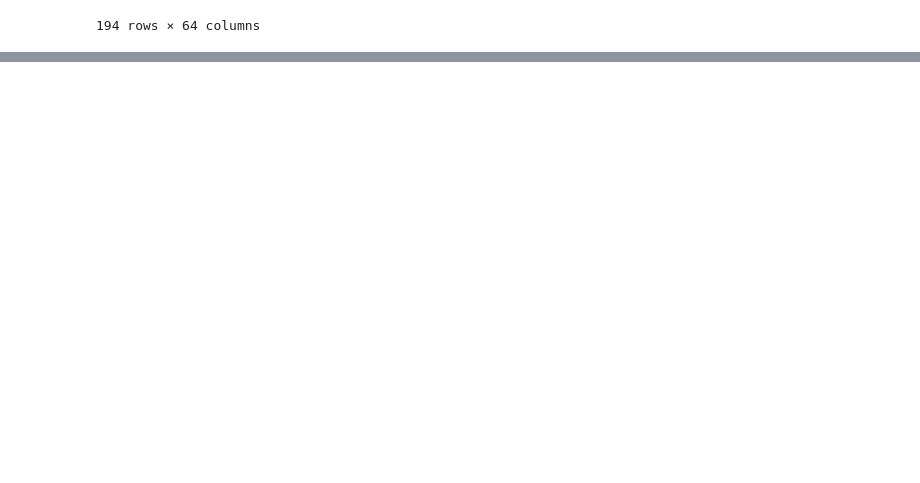
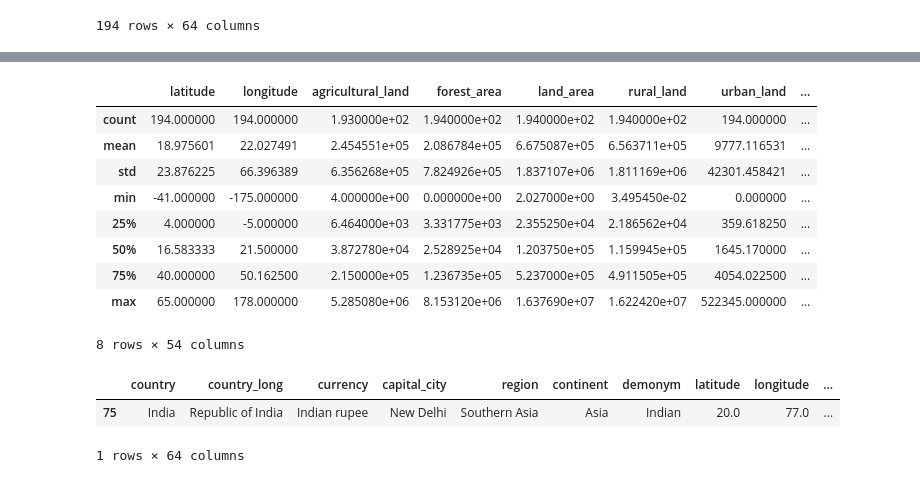
Before and after one commit to Mamun123123123/Python, a Jupyter notebook: practice.ipynb, the cells around one changed output, grey strips where cells are left out. Cells and saved outputs as stored; diff of their text form; code cells hidden in the pictures; blank space fills up the shorter version.

```diff
--- a/practice.ipynb
+++ b/practice.ipynb
@@ -19,0 +44,19 @@ df
+# %%
+df.describe()
+# %% [output]
+|  | latitude | longitude | agricultural_land | forest_area | land_area | rural_land | urban_land | ... |
+| count | 194.000000 | 194.000000 | 1.930000e+02 | 1.940000e+02 | 1.940000e+02 | 1.940000e+02 | 194.000000 | ... |
+| mean | 18.975601 | 22.027491 | 2.454551e+05 | 2.086784e+05 | 6.675087e+05 | 6.563711e+05 | 9777.116531 | ... |
+| std | 23.876225 | 66.396389 | 6.356268e+05 | 7.824926e+05 | 1.837107e+06 | 1.811169e+06 | 42301.458421 | ... |
+| min | -41.000000 | -175.000000 | 4.000000e+00 | 0.000000e+00 | 2.027000e+00 | 3.495450e-02 | 0.000000 | ... |
+| 25% | 4.000000 | -5.000000 | 6.464000e+03 | 3.331775e+03 | 2.355250e+04 | 2.186562e+04 | 359.618250 | ... |
+| 50% | 16.583333 | 21.500000 | 3.872780e+04 | 2.528925e+04 | 1.203750e+05 | 1.159945e+05 | 1645.170000 | ... |
+| 75% | 40.000000 | 50.162500 | 2.150000e+05 | 1.236735e+05 | 5.237000e+05 | 4.911505e+05 | 4054.022500 | ... |
+| max | 65.000000 | 178.000000 | 5.285080e+06 | 8.153120e+06 | 1.637690e+07 | 1.622420e+07 | 522345.000000 | ... |
+8 rows × 54 columns
+# %%
+df[df["population"] == df["population"].max()]
+# %% [output]
+|  | country | country_long | currency | capital_city | region | continent | demonym | latitude | longitude | ... |
+| 75 | India | Republic of India | Indian rupee | New Delhi | Southern Asia | Asia | Indian | 20.0 | 77.0 | ... |
+1 rows × 64 columns
```
Also changed, not shown: parts of 11 cells of this notebook.
